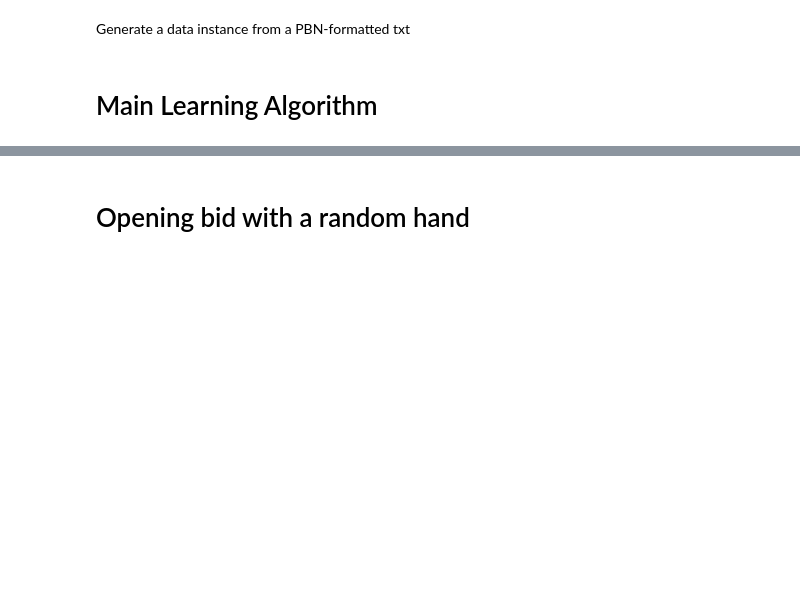
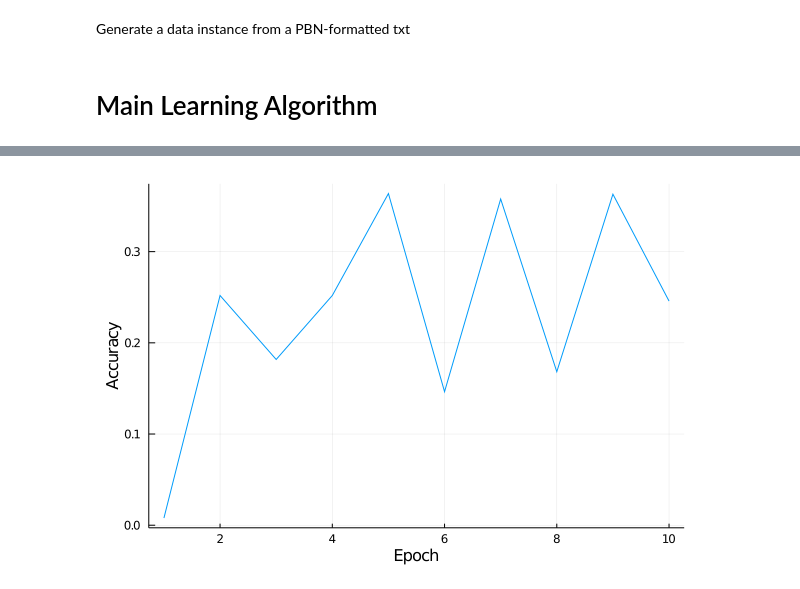
Before and after one commit to hamzaco/Comp-541-Term-Project, a Jupyter notebook: bridge_bidding.ipynb, the cells around one changed output, grey strips where cells are left out. Cells and saved outputs as stored; diff of their text form; code cells hidden in the pictures; blank space fills up the shorter version.

```diff
--- a/bridge_bidding.ipynb
+++ b/bridge_bidding.ipynb
@@ -168,3 +219,7 @@ test_losses
+# %%
+plot(accuracies,xlabel="Epoch",ylabel="Accuracy",label="")
+# %% [output]
+[figure, added]
 # %%
 # Comparison to MLP shows faster convergence, better generalization
 plot(test_losses[1],label="Test 1",xlabel="Epochs",ylabel="Loss")
@@ -179,5 +234,3 @@ plot!(test_losses[5],label="Test 5",xlabel="Epochs",ylabel="Loss")
 plot!(train_losses[5],label="Train 5",xlabel="Epochs",ylabel="Loss")
 plot!(test_losses[6],label="Test 6",xlabel="Epochs",ylabel="Loss")
 plot!(train_losses[6],label="Train 6",xlabel="Epochs",ylabel="Loss",ylims=(0, 0.5))
-# %% [markdown]
-# Opening bid with a random hand
```
Also changed, not shown: parts of 26 cells of this notebook, 11 other files.
